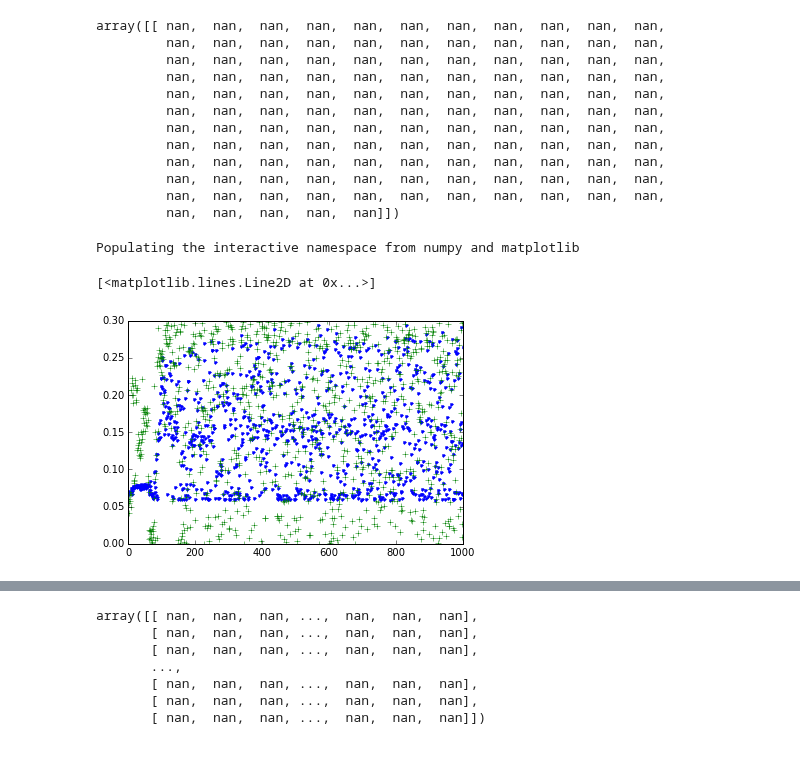
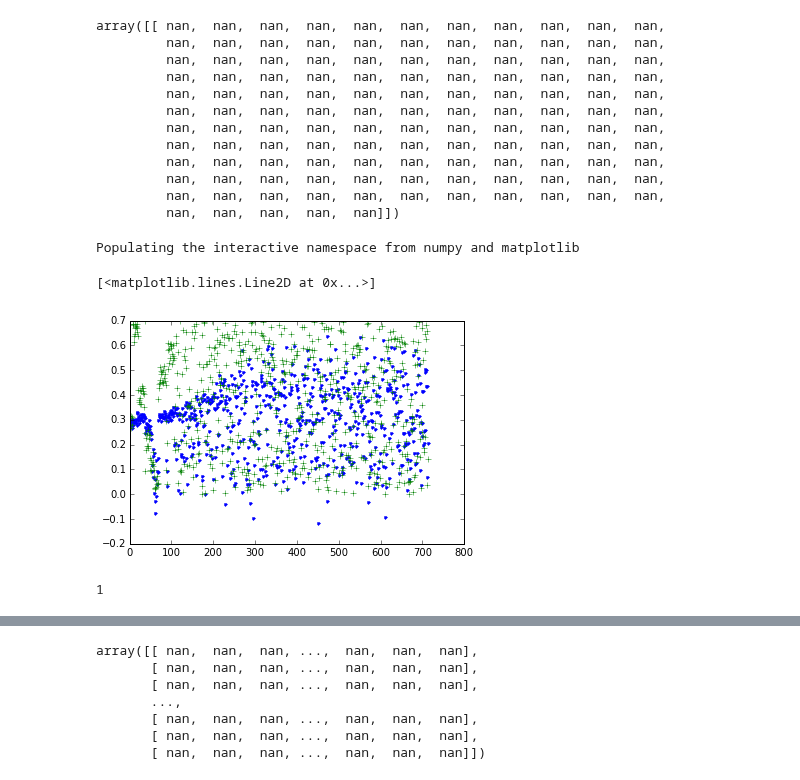
Before and after one commit to flowersteam/explauto, a Jupyter notebook: notebook/monte-ta-tete.ipynb, the cells around one changed output, grey strips where cells are left out. Cells and saved outputs as stored; diff of their text form; code cells hidden in the pictures.

```diff
--- a/notebook/monte-ta-tete.ipynb
+++ b/notebook/monte-ta-tete.ipynb
@@ -63,7 +63,7 @@ class DmpAgent(Agent):
     def __init__(self, used=None, default=None, *args):
         Agent.__init__(self, *args)
         self.current_m = zeros(self.conf.m_ndims)
-        self.dmp = DmpPrimitive(n_dmps, n_bfs, used, default, type='discrete')
+        self.dmp = DmpPrimitive(n_dmps, n_bfs, used, default, type='rythmic')
         #self.dmp.dmp.timesteps *= 2
         #self.dmp.dmp.cs.run_time *= 2
 
@@ -73,16 +73,18 @@ class DmpAgent(Agent):
     #     self.current_m = zeros(self.conf.m_ndims)
     #     self.dmp = DMPPrimitive(self.conf.m_ndims, 1, used, default)
     def motor_primitive(self, m):
-        y = self.dmp.trajectory(m)
+        y = self.dmp.trajectory(m, n_times=2)
         self.current_m = y[-1, :]
         return y #y[:int(len(y) * ((n_bfs*2. - 1.)/(n_bfs*2.))), :] # [::100, :]
     def sensory_primitive(self, s):
-         return array([mean(s)]) #s[[-1]]
+         return s[[-1]] # array([mean(s)]) #s[[-1]]
 # %%
 %pylab inline
 from explauto.utils import rand_bounds
-mov = ag.motor_primitive(rand_bounds(ag.conf.m_bounds)[0]) #  hstack((10000*randn(100))))[:, :]
+m = rand_bounds(ag.conf.m_bounds)[0]
+mov = ag.motor_primitive(m) #  hstack((10000*randn(100))))[:, :]
 # mov = ag.motor_primitive(m_rand)[:, :]
-plot(mov)
+plot(mov[:, 0])
+print m[[0, 25]]
 # %% [output]
 Populating the interactive namespace from numpy and matplotlib
@@ -129,10 +119,10 @@ motor_ranges = angle_limits[:, 1] - angle_limits[:, 0]
 poppy_ag = {
 #  'm_mins': [-800] * (n_dmps * n_bfs) + list(default[:n_dmps] - 40.),
 #  'm_maxs': [800] * (n_dmps * n_bfs) + list(default[:n_dmps] + 40.),
-  'm_mins': list([-800] * (n_dmps * n_bfs)) + list(angle_limits[:,0]), # + [-40.] * n_dmps, # + list(angle_limits[:,0]),
-  'm_maxs': list([800] * (n_dmps * n_bfs)) + list(angle_limits[:,1]), # + [40.] * n_dmps, # + list(angle_limits[:,1]),
+  'm_mins': list([-6000] * (n_dmps * n_bfs)) + list(angle_limits[:,0]), # + [-40.] * n_dmps, # + list(angle_limits[:,0]),
+  'm_maxs': list([6000] * (n_dmps * n_bfs)) + list(angle_limits[:,1]), # + [40.] * n_dmps, # + list(angle_limits[:,1]),
   's_mins': [0.],
-  's_maxs': [0.3]
+  's_maxs': [0.7]
 }
 
 from explauto.utils.config import make_configuration
@@ -143,7 +133,7 @@ from explauto.sensorimotor_model.nearest_neighbor import NearestNeighbor as Mode
 #from explauto.sensorimotor_model.imle import ImleModel as Model
 from explauto.sensorimotor_model.imle import make_priors
 # sm = SensorimotorModel.from_configuration(poppy_ag_conf, 'ilo_gmm')
-sm = Model(poppy_ag_conf, sigma_ratio = 1./28.)
+sm = Model(poppy_ag_conf, sigma_ratio = 1./18.)
 im = InterestModel.from_configuration(poppy_ag_conf, poppy_ag_conf.s_dims, 'discretized_progress', 'low_card')
 ag = DmpAgent(None, None, poppy_ag_conf, sm, im)
 # %%
@@ -212,9 +202,9 @@ array([[ nan,  nan,  nan,  nan,  nan,  nan,  nan,  nan,  nan,  nan,  nan,
 del im, sm, ag, expe
 # %%
 %pylab inline
-plot(expe.log.logs['perception'][:1000], '.b')
-plot(expe.log.logs['choice'][0:1000], '+g')
+plot(expe.log.logs['perception'][:], '.b')
+plot(expe.log.logs['choice'][:], '+g')
 # %% [output]
 Populating the interactive namespace from numpy and matplotlib
 [<matplotlib.lines.Line2D at 0x...>]
-[figure, old version]
+[figure, new version]
@@ -220,0 +218,4 @@ Populating the interactive namespace from numpy and matplotlib
+# %%
+imle.imle.number_of_experts
+# %% [output]
+1
```
Also changed, not shown: parts of 16 cells of this notebook.
